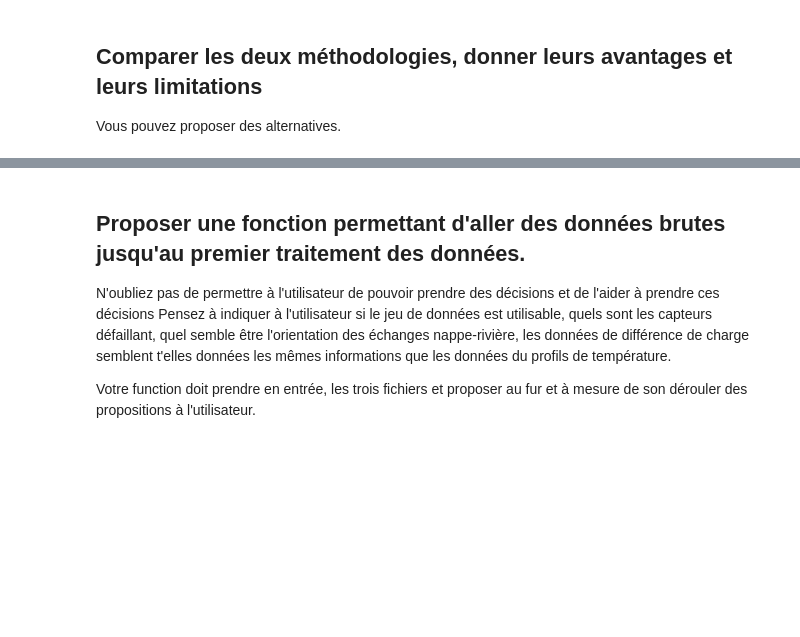
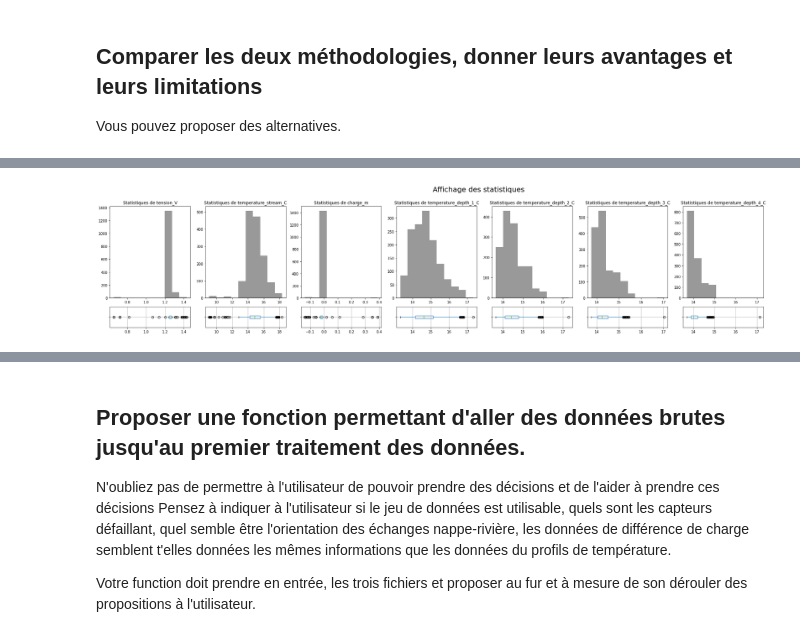
Before and after one commit to ameliemelorene/MOLONARI_1D_RESOURCES, a Jupyter notebook: Students/BONIN-IMPEROR.ipynb, the cells around one changed output, grey strips where cells are left out. Drawn from its saved outputs; the diff is of its cells as text; code cells hidden in the pictures; blank space fills up the shorter version.

```diff
--- a/Students/BONIN-IMPEROR.ipynb
+++ b/Students/BONIN-IMPEROR.ipynb
@@ -198,14 +198,32 @@ def affiche_scatterplot():#affichage des liens entre les différentes variables
             plt.subplot(3,3,3*(j-2)+i)
             plt.title(f'{i},{j}')
             plt.scatter(capteur_ZH[f'temperature_depth_{i}_C'],capteur_ZH[f'temperature_depth_{j}_C'])
-# %%
-def affiche_tout():
-    affiche_moustache()
-    affiche_histogramme(capteur_riviere)
-    affiche_histogramme(capteur_ZH)
-    affiche_scatterplot()
-    affiche_info(capteur_riviere)
-    affiche_info(capteur_ZH)
+# %%
+def affiche_tout(capteur_riviere,capteur_ZH):
+
+    fig = plt.figure(figsize=(30,6))
+    grid = gs.GridSpec(3, 8,height_ratios=[3,1,1])
+    for i, g in enumerate(liste_titre_riviere+liste_titre_ZH):
+        if i<3:
+            subset = capteur_riviere[g]
+        else:
+            subset = capteur_ZH[g]
+
+        # Histogram
+        ax = fig.add_subplot(grid[:2,i])
+        ax.hist(list(subset), color='k', alpha=0.4)
+        ax.set_title("Statistiques de "+g)
+
+        # Box plot
+        ax2 = fig.add_subplot(grid[2,i])
+        pd.DataFrame(subset).boxplot(vert=False, return_type='axes')
+        ax2.set_yticklabels([''])
+
+    fig.tight_layout()
+    fig.subplots_adjust(top=0.85)
+    fig.suptitle(f'Affichage des statistiques', fontsize=20)
+
+    None # Don't display the last thing -- `%matplotlib inline` will display the graphs no matter what.
 # %% [markdown]
 ## Tracez les graphiques de distribution pour les différentes variables
 # %% [markdown]
@@ -431,0 +423,4 @@ memory usage: 78.8 KB
+# %%
+affiche_tout(capteur_riviere,capteur_ZH)
+# %% [output]
+[figure, added]
```
Also changed, not shown: parts of 14 cells of this notebook.
